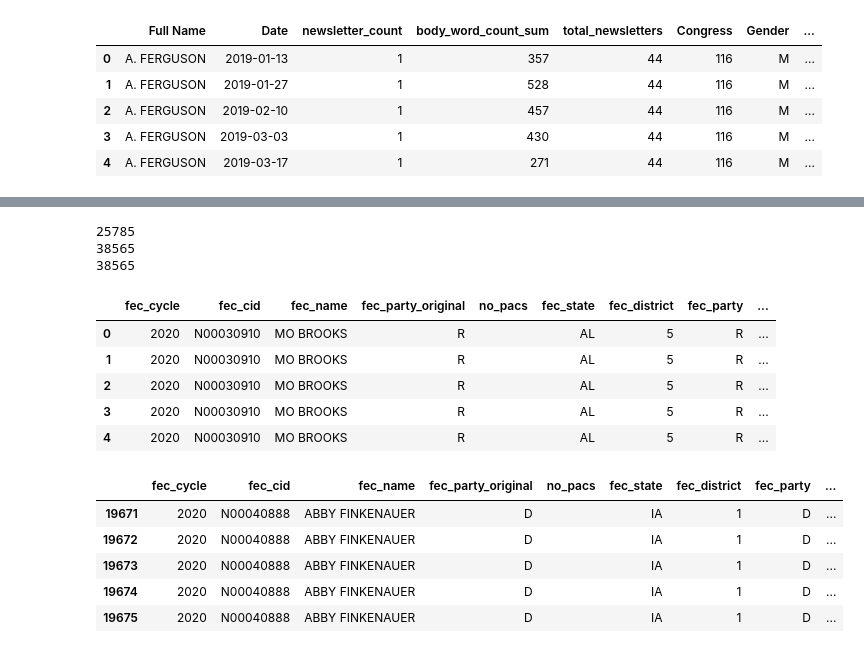
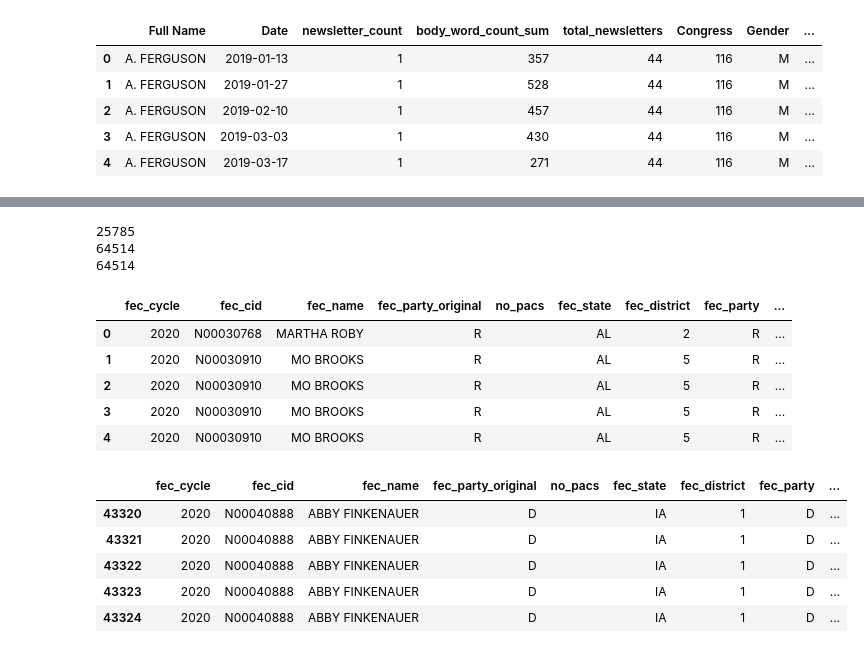
Before and after one commit to marobinette/cfd-project-ds1, a Jupyter notebook: notebooks/Matched_Politicians_Dataset_Creation.ipynb, the cells around one changed output, grey strips where cells are left out. Drawn from its saved outputs; the diff is of its cells as text; code cells hidden in the pictures.

```diff
--- a/notebooks/Matched_Politicians_Dataset_Creation.ipynb
+++ b/notebooks/Matched_Politicians_Dataset_Creation.ipynb
@@ -294,11 +250,5 @@ print(len(cand_contribs_df))
 # %%
 # Join summarized DC Inbox and matched politicians data into a new data frame (left join)
-
-# Small subset for testing
-# summary_test_df = dcinbox_summary_df[dcinbox_summary_df["ID"] == "158135"]
-# summary_test_df = dcinbox_summary_df[dcinbox_summaryary_test_df.head())
-# print(len(summary_test_df))
-print(len(dcinbox_summary_df))
 
 # dc_inbox_sum_df = summary_test_df.merge(
 dc_inbox_sum_df = dcinbox_summary_df.merge(
@@ -310,17 +260,13 @@ dc_inbox_sum_df = dcinbox_summary_df.merge(
 
 # Drop the columns we don't need
 dc_inbox_sum_df = dc_inbox_sum_df.drop(columns=['fec_state', 'fec_district', 'fec_party', "target_id", "append_attribute2", "append_attribute3",
-                                                "matched_scorer", "Party Full", "dcinbox_name", "ID"])
+                                                "matched_scorer", "Party Full", "dcinbox_name", "ID", "similarity_score"])
 
 # Field cleanup & type correction
-dc_inbox_sum_df["Date"] == "2020-02-01"
+# dc_inbox_sum_df["Date"] == "2020-02-01"
 # print(summ_df['fec_cycle'] = dc_inbox_sum_df['fec_cycle'].fillna(0).astype(int)
-dc_inbox_sum_df['similarity_score'] = dc_inbox_sum_df['similarity_score'].fillna(0).astype(int)
+# dc_inbox_sum_df['similarity_score'] = dc_inbox_sum_df['similarity_score'].fillna(0).astype(int)
 dc_inbox_sum_df['Date'] = pd.to_datetime(dc_inbox_sum_df['Date'])
-
-# Fill missing counts and amounts with 0 for candidates with no contributions (per day)
-# dc_inbox_sum_df['contrib_count'] = dc_inbox_sum_df['contrib_count'].fillna(0).astype(int)
-# dc_inbox_sum_df['contrib_amount'] = dc_inbox_sum_df['contrib_amount'].fillna(0)
 
 # Rename columns so they won't clash with the FEC data file
 dc_inbox_sum_df = dc_inbox_sum_df.rename(columns={
@@ -362,7 +307,7 @@ window_col_join_df = cand_contribs_df.merge(
     # dc_inbox_sum_df,
     dc_inbox_sum_df.drop(columns=["fec_cycle", "fec_name", "dc_party", "dc_chamber", "dc_district",
                                   "dc_name", "newsletter_count", "body_word_count_sum",
-                                  "dc_state", "dc_gender", "dc_congress", "similarity_score"]),
+                                  "dc_state", "dc_gender", "dc_congress"]),
     left_on = ['fec_cid', "contrib_date"],
     right_on = ['fec_cid', "dc_date"],
     how = 'left'
@@ -380,10 +325,10 @@ window_col_join_df.head()
 # dc_inbox_sum_df.info()
 # %% [output]
 25785
-38565
-38565
+64514
+64514
 |  | fec_cycle | fec_cid | fec_name | fec_party_original | no_pacs | fec_state | fec_district | fec_party | ... |
-| 0 | 2020 | N00030910 | MO BROOKS | R |  | AL | 5 | R | ... |
+| 0 | 2020 | N00030768 | MARTHA ROBY | R |  | AL | 2 | R | ... |
 | 1 | 2020 | N00030910 | MO BROOKS | R |  | AL | 5 | R | ... |
 | 2 | 2020 | N00030910 | MO BROOKS | R |  | AL | 5 | R | ... |
 | 3 | 2020 | N00030910 | MO BROOKS | R |  | AL | 5 | R | ... |
@@ -400,9 +345,9 @@ input_window_days = 2
 
 window_col_df = window_col_join_df.copy()
 
-# Make sure date column is datetime
-window_col_df["contrib_date"] = pd.to_datetime(window_col_df["contrib_date"])
-# joined_all_window_df.loc[:, "dc_date"] = pd.to_datetime(joined_all_window_df["dc_date"])
+# Make sure date columns are datetime
+window_col_df["contrib_date"] = pd.to_datetime(window_col_df["contrib_date"], errors = "coerce")
+window_col_df["dc_date"] = pd.to_datetime(window_col_df["dc_date"], errors = "coerce")
 
 # Fill NaNs in contrib columns to avoid issues during summing
 window_col_df["contrib_count"] = window_col_df["contrib_count"].fillna(0).astype(int)
@@ -410,9 +355,10 @@ window_col_df["contrib_amount"] = window_col_df["contrib_amount"].fillna(0).asty
 
 # Define the group columns (unique identifiers for rolling sums)
 group_cols = ["fec_name", "fec_cycle", "fec_state", "fec_district", "fec_party"]
+window_col_df[group_cols] = window_col_df[group_cols].fillna("NA")
 
 # Sort by group and date
-window_col_df = window_col_df.sort_values(by=group_cols + ["contrib_date"])
+window_col_df = window_col_df.sort_values(by = group_cols + ["contrib_date"])
 
 # Define a general rolling window function
 def add_forward_rolling_sum(df, value_cols, window_days = 2):
@@ -426,62 +372,67 @@ def add_forward_rolling_sum(df, value_cols, window_days = 2):
 
     for name, g in df.groupby(group_cols, sort=False):
         g = g.sort_values("contrib_date")
-        dates = g["contrib_date"].reset_index(drop=True)
-        dc_dates = g["dc_date"].reset_index(drop=True)
+        contrib_dates = g["contrib_date"].reset_index(drop=True)
+        dates = g["dc_date"].reset_index(drop=True)
         results = {val: np.zeros(len(g), dtype=int) for val in value_cols}
         actual_days = np.zeros(len(g), dtype=int)
 
         for i, current_date in enumerate(dates):
+
+            if pd.isna(current_date):
+                actual_days[i] = 0
+                for value_col in value_cols:
+                    results[value_col][i] = 0
+                continue
+
             # Default window end
             window_end = current_date + pd.Timedelta(days=window_days)
 
             # Include all dates within window initially
-            mask = (dates >= current_date) & (dates <= window_end)
+            mask = (contrib_dates >= current_date) & (contrib_dates <= window_end)
 
             # Stop before first non-NaT dc_date if found
-            next_reset_idx = np.where((dates > current_date) & pd.notna(dc_dates))[0]
+            next_reset_idx = np.where((dates > current_date) & pd.notna(dates))[0]
             if len(next_reset_idx) > 0:
                 first_reset_date = dates[next_reset_idx[0]]
-                mask = mask & (dates < first_reset_date)
+                mask = mask & (contrib_dates < first_reset_date)
                 window_end = min(window_end, first_reset_date - pd.Timedelta(days=1))
 
             # Store actual number of days used
             actual_days[i] = (window_end - current_date).days + 1
 
             # Compute rolling sums for all specified value columns
             for value_col in value_cols:
                 values = g[value_col].fillna(0).astype(int).reset_index(drop=True)
                 results[value_col][i] = int(values[mask].sum())
 
         # Write results back to df
         for value_col in value_cols:
             new_col = f"window_{value_col}"
             df.loc[g.index, new_col] = results[value_col]
         df.loc[g.index, days_col] = actual_days
 
     return df
 
 
 # Compute rolling sums for count and amount
-# window_col_df = add_forward_rolling_sum(window_col_df, "contrib_count", window_days=input_window_days)
-# window_col_df = add_forward_rolling_sum(window_col_df, "contrib_amount", window_days=input_window_days)
 window_col_df = add_forward_rolling_sum(
     window_col_df,
     value_cols=["contrib_count", "contrib_amount"],
     window_days = input_window_days
 )
 
 # Check results
 # joined_all_window_df.head()[["dc_date", "dc_name", "contrib_count", "window_contrib_count",
 #                              "contrib_amount", "window_contrib_amount"]]
 window_col_df.head()
 # %% [output]
 |  | fec_cycle | fec_cid | fec_name | fec_party_original | no_pacs | fec_state | fec_district | fec_party | ... |
-| 19671 | 2020 | N00040888 | ABBY FINKENAUER | D |  | IA | 1 | D | ... |
-| 19672 | 2020 | N00040888 | ABBY FINKENAUER | D |  | IA | 1 | D | ... |
-| 19673 | 2020 | N00040888 | ABBY FINKENAUER | D |  | IA | 1 | D | ... |
-| 19674 | 2020 | N00040888 | ABBY FINKENAUER | D |  | IA | 1 | D | ... |
-| 19675 | 2020 | N00040888 | ABBY FINKENAUER | D |  | IA | 1 | D | ... |
+| 43320 | 2020 | N00040888 | ABBY FINKENAUER | D |  | IA | 1 | D | ... |
+| 43321 | 2020 | N00040888 | ABBY FINKENAUER | D |  | IA | 1 | D | ... |
+| 43322 | 2020 | N00040888 | ABBY FINKENAUER | D |  | IA | 1 | D | ... |
+| 43323 | 2020 | N00040888 | ABBY FINKENAUER | D |  | IA | 1 | D | ... |
+| 43324 | 2020 | N00040888 | ABBY FINKENAUER | D |  | IA | 1 | D | ... |
 # %%
 # QC for joining
 
```
Also changed, not shown: parts of 12 cells of this notebook, 2 other files.
